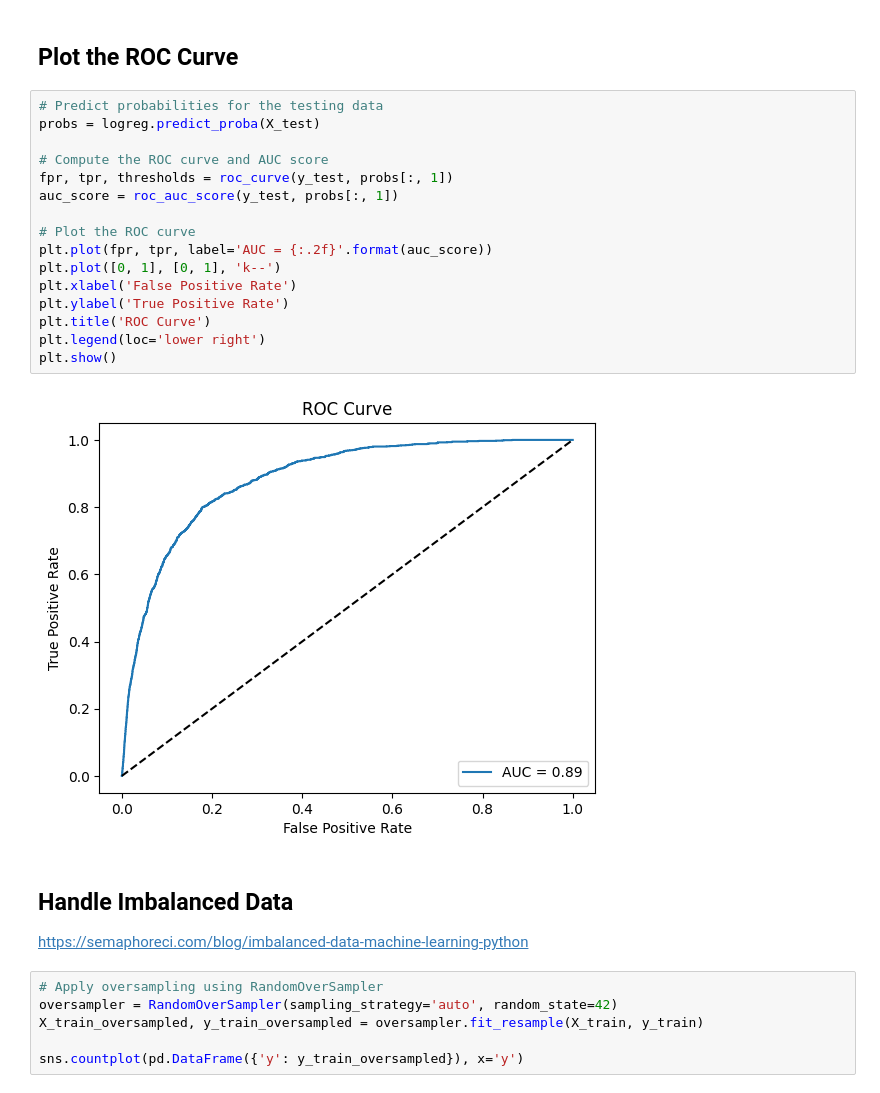
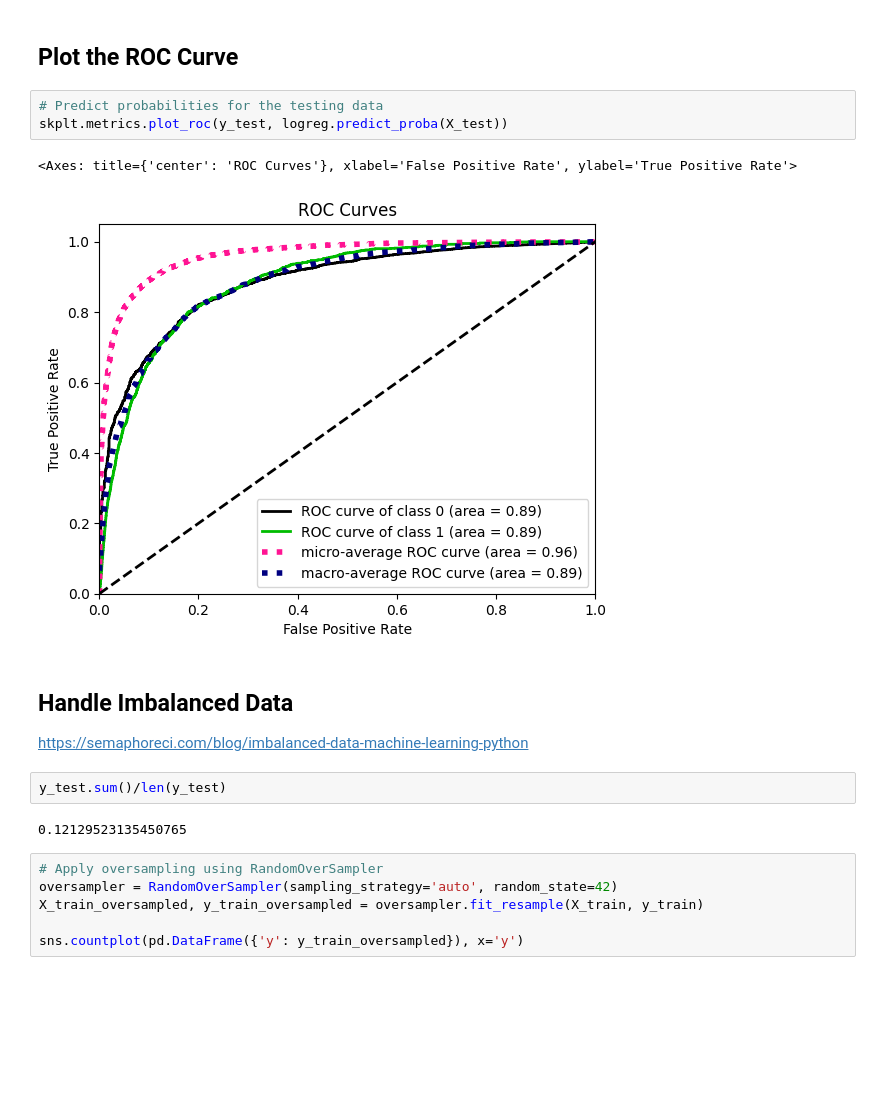
Before and after one commit to jhcheng/DTSA5509, a Jupyter notebook: bank_marketing.ipynb, the cells around one changed output. Saved outputs shown, nothing was run; the diff lists cells and outputs as text; blank space fills up the shorter version.

```diff
--- a/bank_marketing.ipynb
+++ b/bank_marketing.ipynb
@@ -282,28 +286,20 @@ accuracy_score(y_test, y_pred)
 0.8955144651862338
 # %% [markdown]
 ## Plot the ROC Curve
-# %%
-# Predict probabilities for the testing data
-probs = logreg.predict_proba(X_test)
-
-# Compute the ROC curve and AUC score
-fpr, tpr, thresholds = roc_curve(y_test, probs[:, 1])
-auc_score = roc_auc_score(y_test, probs[:, 1])
-
-# Plot the ROC curve
-plt.plot(fpr, tpr, label='AUC = {:.2f}'.format(auc_score))
-plt.plot([0, 1], [0, 1], 'k--')
-plt.xlabel('False Positive Rate')
-plt.ylabel('True Positive Rate')
-plt.title('ROC Curve')
-plt.legend(loc='lower right')
-plt.show()
-# %% [output]
-[figure, removed]
+# %%
+# Predict probabilities for the testing data
+skplt.metrics.plot_roc(y_test, logreg.predict_proba(X_test))
+# %% [output]
+<Axes: title={'center': 'ROC Curves'}, xlabel='False Positive Rate', ylabel='True Positive Rate'>
+[figure, added]
 # %% [markdown]
 ## Handle Imbalanced Data
 
 https://semaphoreci.com/blog/imbalanced-data-machine-learning-python
+# %%
+y_test.sum()/len(y_test)
+# %% [output]
+0.12129523135450765
 # %%
 # Apply oversampling using RandomOverSampler
 oversampler = RandomOverSampler(sampling_strategy='auto', random_state=42)
```
Also changed, not shown: parts of 14 cells of this notebook.
